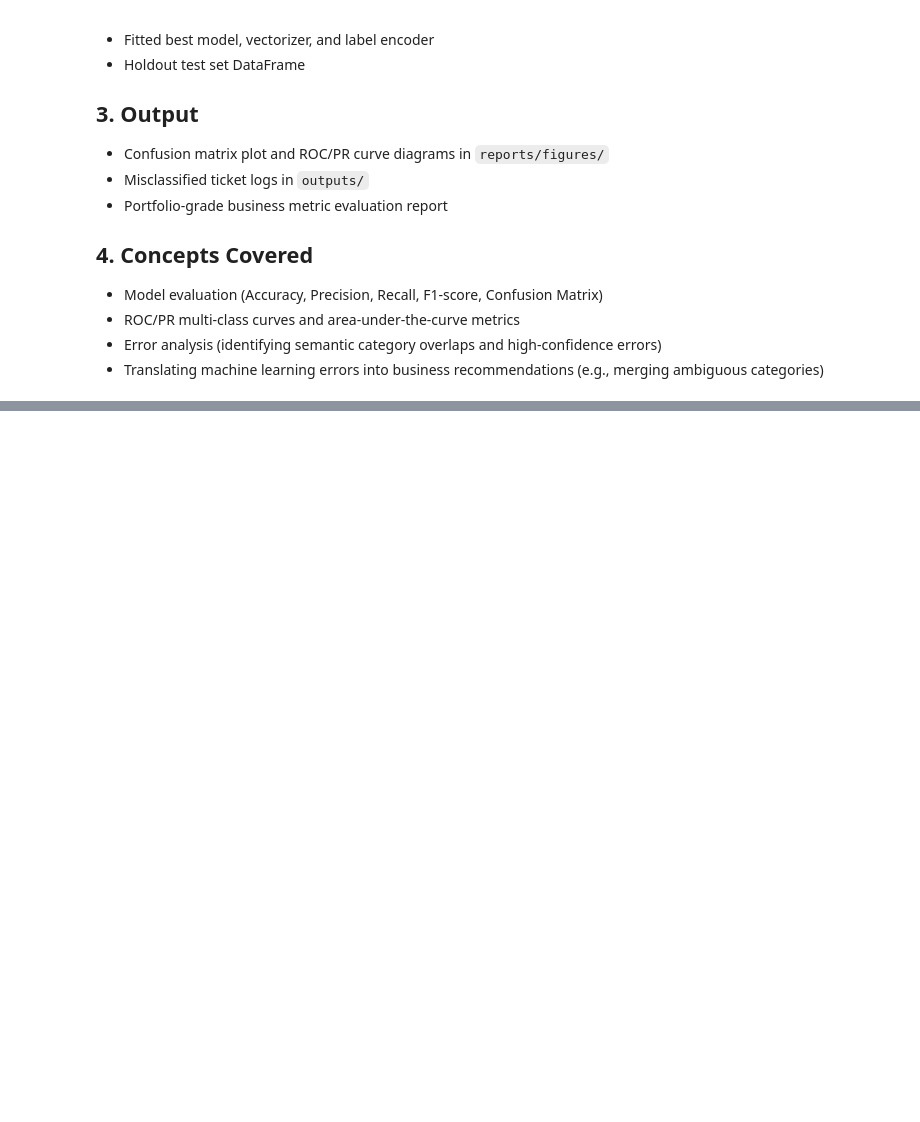
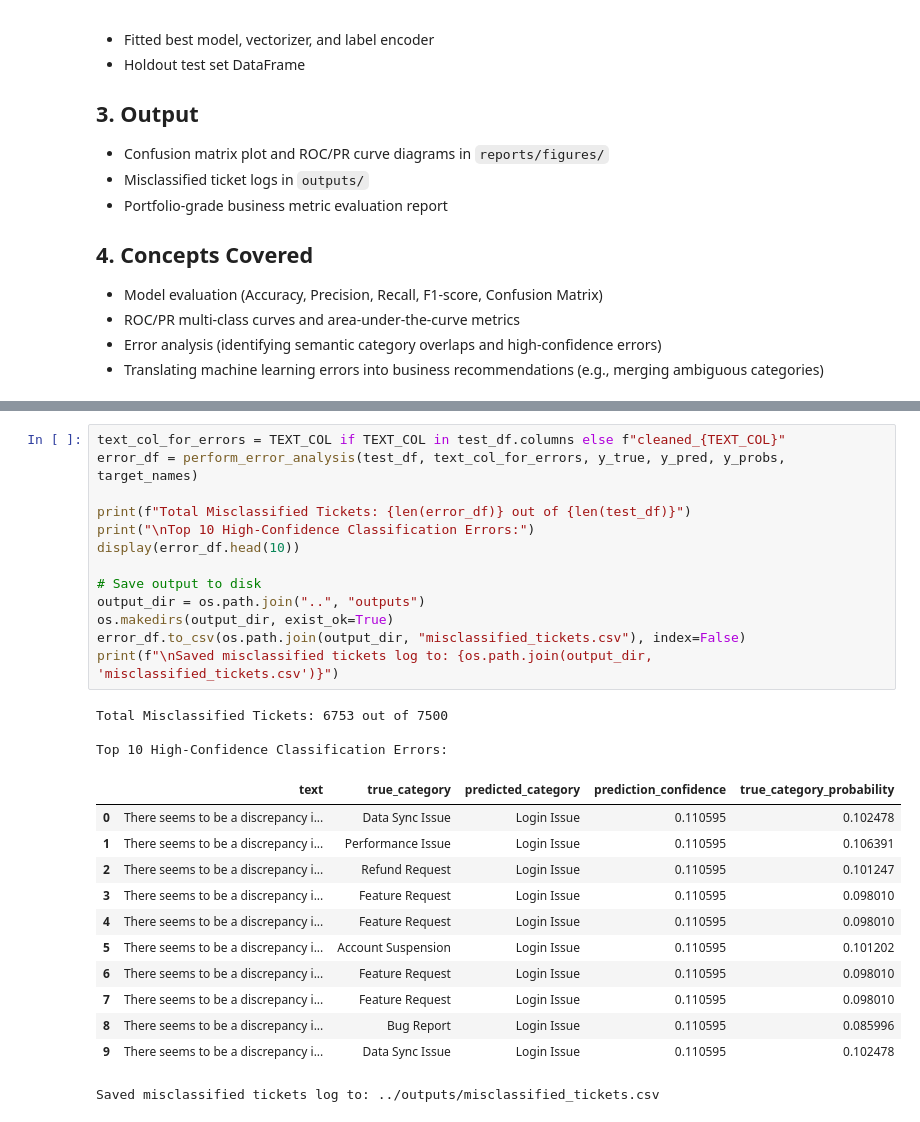
Before and after one commit to ikartiksavaliya/nlp-ticket-classification, a Jupyter notebook: notebooks/05_model_evaluation.ipynb, the cells around one changed output, grey strips where cells are left out. Drawn from its saved outputs; the diff is of its cells as text; blank space fills up the shorter version.

```diff
--- a/notebooks/05_model_evaluation.ipynb
+++ b/notebooks/05_model_evaluation.ipynb
@@ -26,0 +159,29 @@ Evaluate the selected best model on the holdout test set. Perform deep error ana
+# %%
+text_col_for_errors = TEXT_COL if TEXT_COL in test_df.columns else f"cleaned_{TEXT_COL}"
+error_df = perform_error_analysis(test_df, text_col_for_errors, y_true, y_pred, y_probs, target_names)
+
+print(f"Total Misclassified Tickets: {len(error_df)} out of {len(test_df)}")
+print("\nTop 10 High-Confidence Classification Errors:")
+display(error_df.head(10))
+
+# Save output to disk
+output_dir = os.path.join("..", "outputs")
+os.makedirs(output_dir, exist_ok=True)
+error_df.to_csv(os.path.join(output_dir, "misclassified_tickets.csv"), index=False)
+print(f"\nSaved misclassified tickets log to: {os.path.join(output_dir, 'misclassified_tickets.csv')}")
+# %% [output]
+Total Misclassified Tickets: 6753 out of 7500
+
+Top 10 High-Confidence Classification Errors:
+|  | text | true_category | predicted_category | prediction_confidence | true_category_probability |
+| 0 | There seems to be a discrepancy i... | Data Sync Issue | Login Issue | 0.110595 | 0.102478 |
+| 1 | There seems to be a discrepancy i... | Performance Issue | Login Issue | 0.110595 | 0.106391 |
+| 2 | There seems to be a discrepancy i... | Refund Request | Login Issue | 0.110595 | 0.101247 |
+| 3 | There seems to be a discrepancy i... | Feature Request | Login Issue | 0.110595 | 0.098010 |
+| 4 | There seems to be a discrepancy i... | Feature Request | Login Issue | 0.110595 | 0.098010 |
+| 5 | There seems to be a discrepancy i... | Account Suspension | Login Issue | 0.110595 | 0.101202 |
+| 6 | There seems to be a discrepancy i... | Feature Request | Login Issue | 0.110595 | 0.098010 |
+| 7 | There seems to be a discrepancy i... | Feature Request | Login Issue | 0.110595 | 0.098010 |
+| 8 | There seems to be a discrepancy i... | Bug Report | Login Issue | 0.110595 | 0.085996 |
+| 9 | There seems to be a discrepancy i... | Data Sync Issue | Login Issue | 0.110595 | 0.102478 |
+Saved misclassified tickets log to: ../outputs/misclassified_tickets.csv
```
Also changed, not shown: parts of 11 cells of this notebook, 3 other files.
